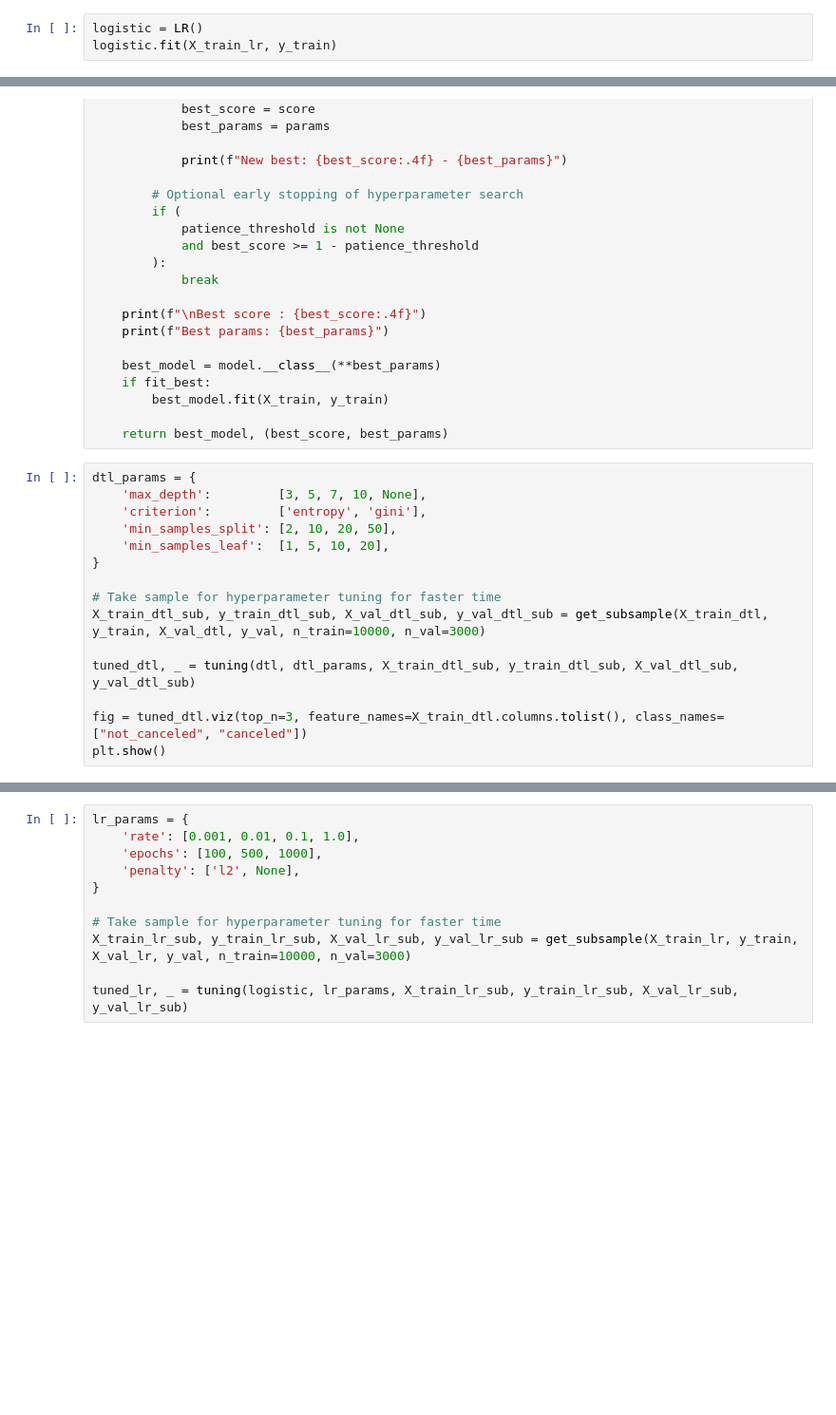
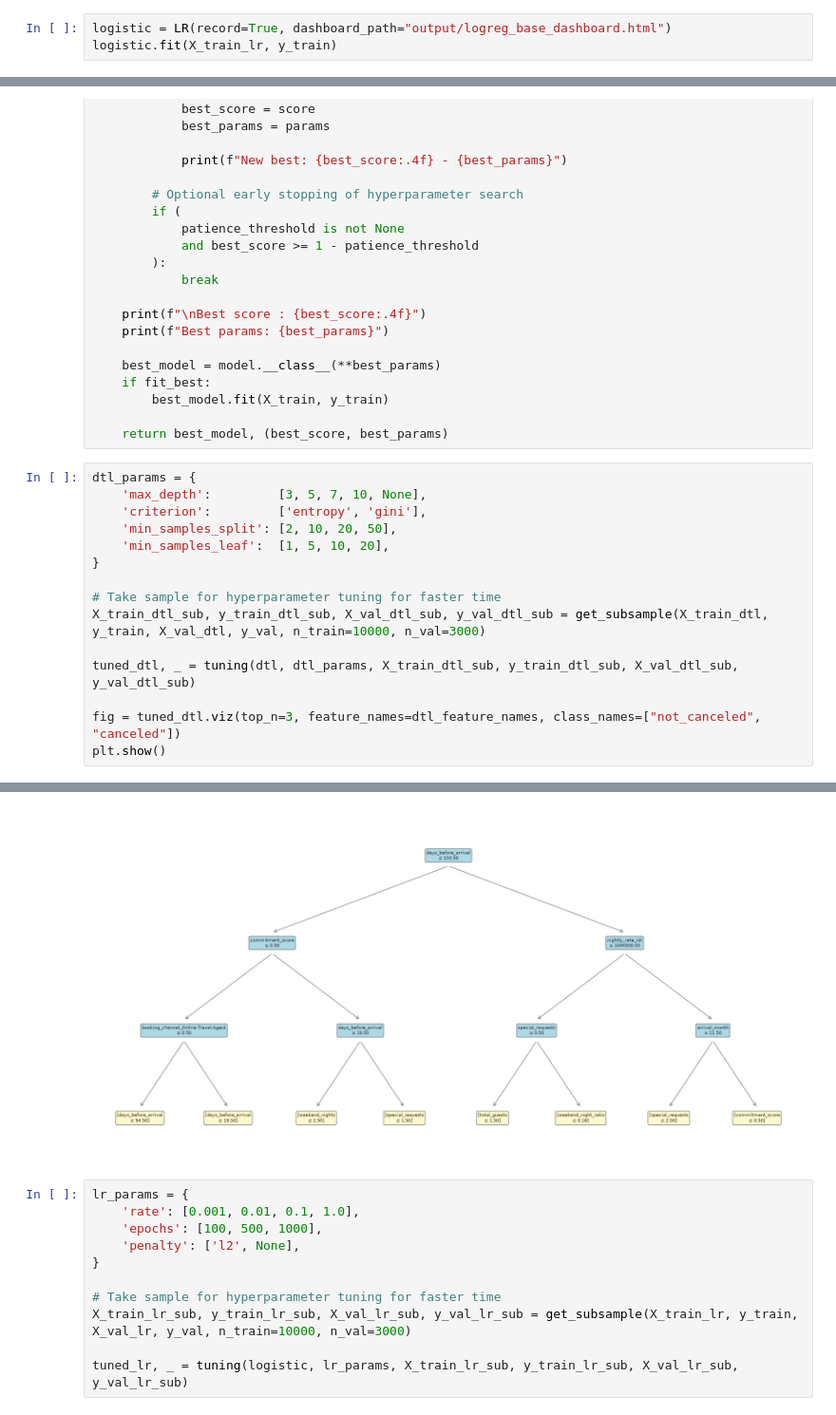
Before and after one commit to Arbane557/IF3170_G19_kagglemethis, a Jupyter notebook: main.ipynb, the cells around one changed output, grey strips where cells are left out. Shown at 95% size. Saved outputs shown, nothing was run; the diff lists cells and outputs as text; blank space fills up the shorter version.

```diff
--- a/main.ipynb
+++ b/main.ipynb
@@ -1242,6 +1243,6 @@ plt.show()
 
 This part covers the model with L1, L2, and Elastic Net regularization.
 # %%
-logistic = LR()
+logistic = LR(record=True, dashboard_path="output/logreg_base_dashboard.html")
 logistic.fit(X_train_lr, y_train)
 # %% [output]
@@ -1369,7 +1371,7 @@ X_train_dtl_sub, y_train_dtl_sub, X_val_dtl_sub, y_val_dtl_sub = get_subsample(X
 
 tuned_dtl, _ = tuning(dtl, dtl_params, X_train_dtl_sub, y_train_dtl_sub, X_val_dtl_sub, y_val_dtl_sub)
 
-fig = tuned_dtl.viz(top_n=3, feature_names=X_train_dtl.columns.tolist(), class_names=["not_canceled", "canceled"])
+fig = tuned_dtl.viz(top_n=3, feature_names=dtl_feature_names, class_names=["not_canceled", "canceled"])
 plt.show()
 # %% [output]
 New best: 0.7813 - {'max_depth': 3, 'criterion': 'entropy', 'min_samples_split': 2, 'min_samples_leaf': 1}
@@ -1376,3 +1393,4 @@ New best: 0.7813 - {'max_depth': 3, 'criterion': 'entropy', 'min_samples_split':
+[figure, added]
 # %%
 lr_params = {
     'rate': [0.001, 0.01, 0.1, 1.0],
```
Also changed, not shown: parts of 31 cells of this notebook, 7 other files.
